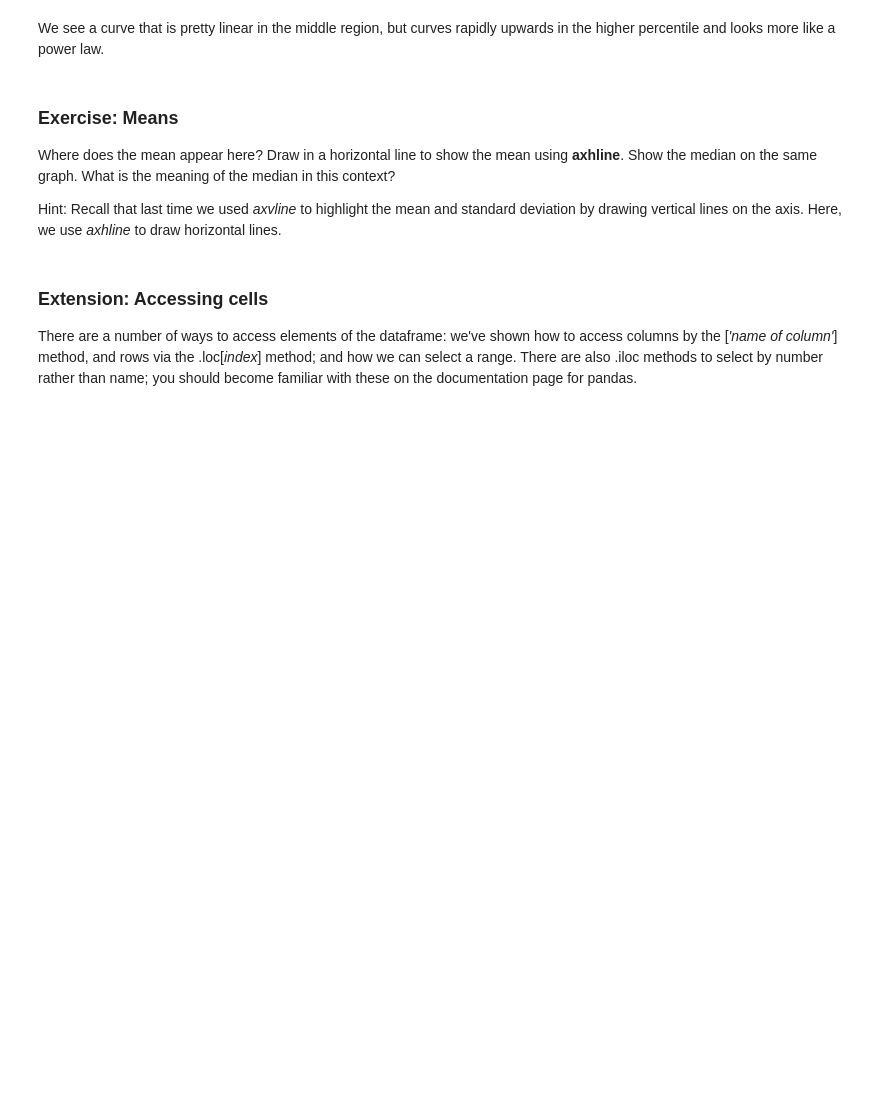
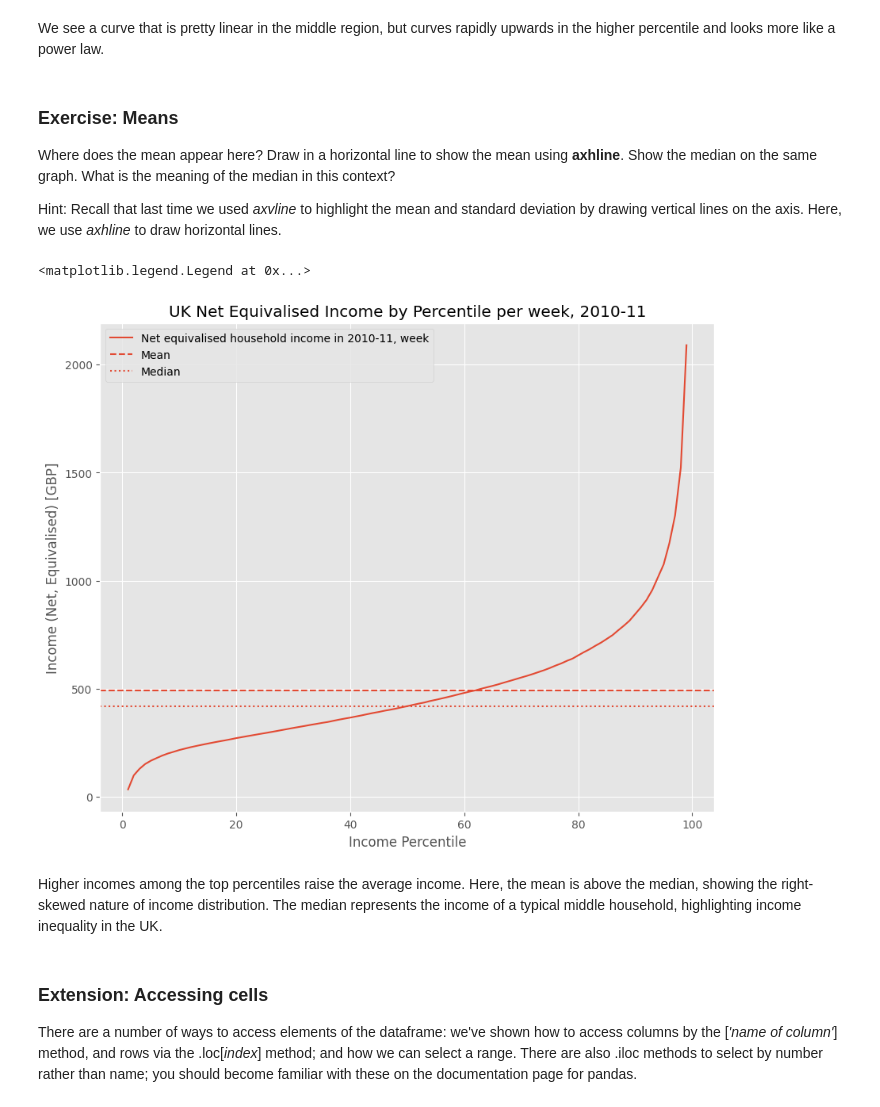
Before and after one commit to mba3291/QM2, a Jupyter notebook: notebooks_2025_option_2/W02. Pandas.ipynb, the cells around one changed output. Drawn from its saved outputs; the diff is of its cells as text; code cells hidden in the pictures; blank space fills up the shorter version.

```diff
--- a/notebooks_2025_option_2/W02. Pandas.ipynb
+++ b/notebooks_2025_option_2/W02. Pandas.ipynb
@@ -220,6 +212,23 @@ We see a curve that is pretty linear in the middle region, but curves rapidly up
 Where does the mean appear here? Draw in a horizontal line to show the mean using **axhline**. Show the median on the same graph. What is the meaning of the median in this context?
 
 Hint: Recall that last time we used *axvline* to highlight the mean and standard deviation by drawing vertical lines on the axis. Here, we use *axhline* to draw horizontal lines.
+# %%
+income['Net equivalised household income in 2010-11, week'].plot()
+plt.title('UK Net Equivalised Income by Percentile per week, 2010-11')
+plt.xlabel('Income Percentile')
+plt.ylabel('Income (Net, Equivalised) [GBP]')
+
+mean_income = income['Net equivalised household income in 2010-11, week'].mean()
+median_income = income['Net equivalised household income in 2010-11, week'].median()
+
+plt.axhline(mean_income, label='Mean', linestyle='--')
+plt.axhline(median_income, label='Median', linestyle=':')
+plt.legend()
+# %% [output]
+<matplotlib.legend.Legend at 0x...>
+[figure, added]
+# %% [markdown]
+Higher incomes among the top percentiles raise the average income. Here, the mean is above the median, showing the right-skewed nature of income distribution. The median represents the income of a typical middle household, highlighting income inequality in the UK.
 # %% [markdown]
 ### Extension: Accessing cells
 
```
Also changed, not shown: parts of 8 cells of this notebook.
